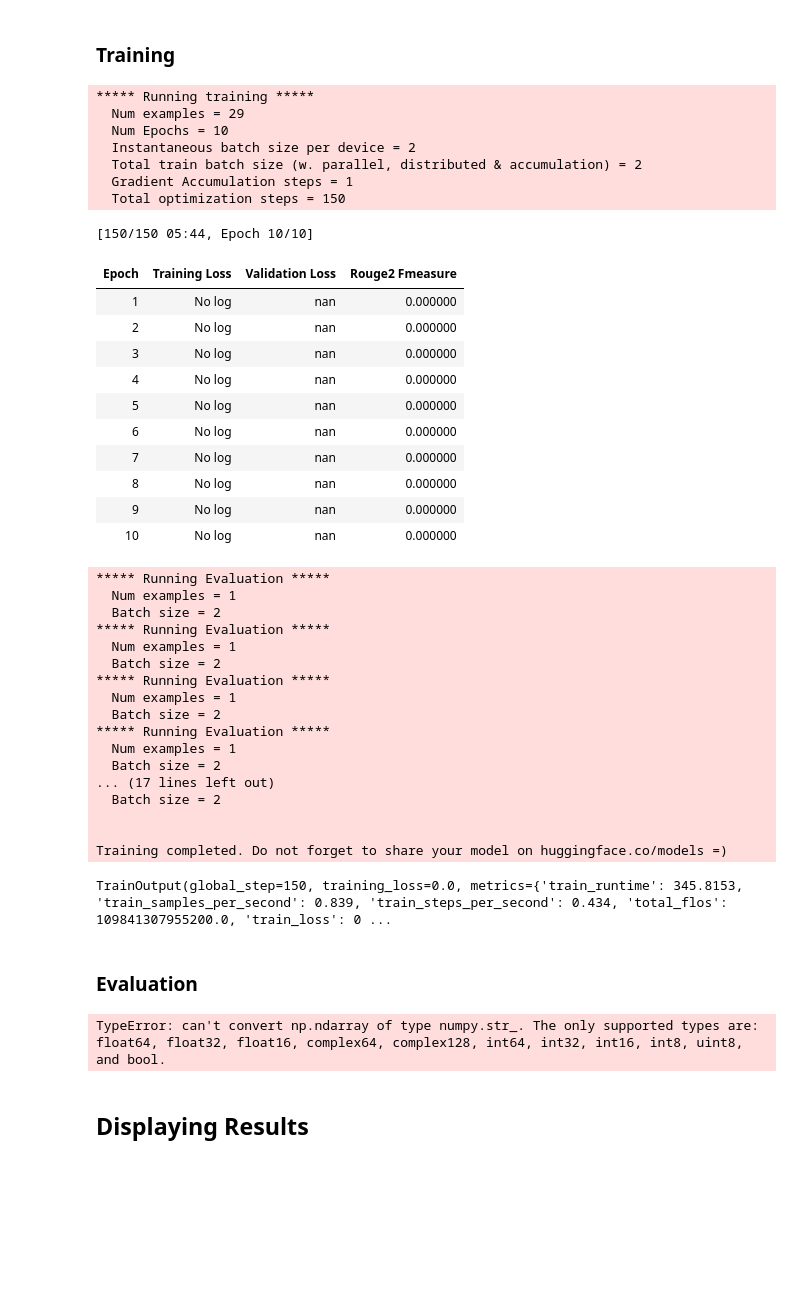
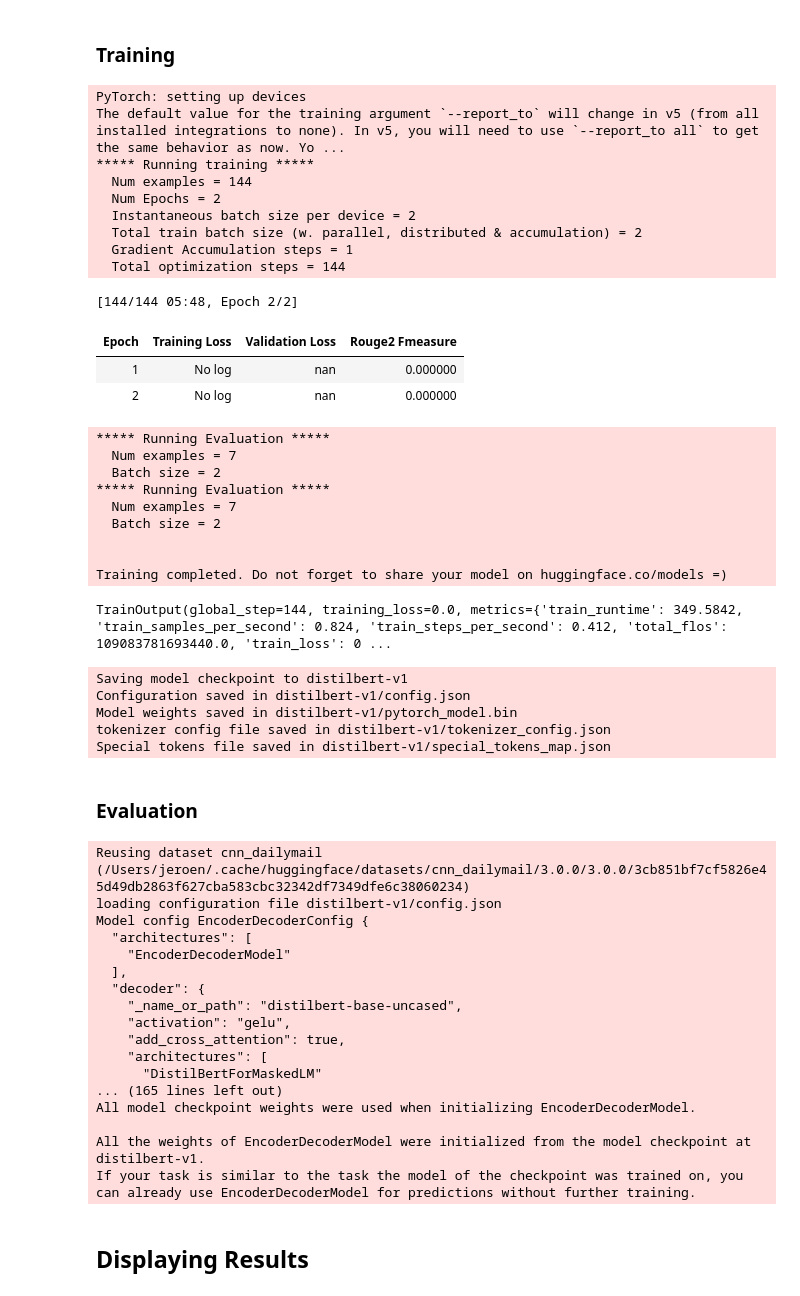
Before and after one commit to jwnelen/NLP-summarization, a Jupyter notebook: Full Pipeline.ipynb, the cells around one changed output. Drawn from its saved outputs; the diff is of its cells as text; code cells hidden in the pictures; blank space fills up the shorter version.

Commit message:
added saving the model

```diff
--- a/Full Pipeline.ipynb
+++ b/Full Pipeline.ipynb
@@ -66,7 +66,7 @@ def tokenize_data_to_model_input(batch):
     return batch
 
 # For now subsample is being used
-percentile = 0.0001
+percentile = 0.0005
 amount = round(len(train_data) * percentile)
 print(amount)
 train_data = train_data.select(range(amount))
@@ -170,65 +205,60 @@ from transformers import Seq2SeqTrainingArguments, Seq2SeqTrainer
 batch_size = 2
 training_args = Seq2SeqTrainingArguments(
     output_dir="./",
     evaluation_strategy = "epoch",
     learning_rate=2e-4,
     per_device_train_batch_size=batch_size,
     per_device_eval_batch_size=batch_size,
     weight_decay=0.01,
     save_total_limit=3,
-    num_train_epochs=10,
+    num_train_epochs=2,
     predict_with_generate=True,
 )
 
 trainer = Seq2SeqTrainer(
     model=bert2bert,
     tokenizer=tokenizer,
     args=training_args,
     compute_metrics=compute_evaluation_metric,
     train_dataset=train_data,
     eval_dataset=validation_data,
 )
 
-# create_trainer()
+
 trainer.train()
 # %% [output]
+PyTorch: setting up devices
+The default value for the training argument `--report_to` will change in v5 (from all installed integrations to none). In v5, you will need to use `--report_to all` to get the same behavior as now. Yo ...
 ***** Running training *****
-  Num examples = 29
-  Num Epochs = 10
+  Num examples = 144
+  Num Epochs = 2
   Instantaneous batch size per device = 2
   Total train batch size (w. parallel, distributed & accumulation) = 2
   Gradient Accumulation steps = 1
-  Total optimization steps = 150
+  Total optimization steps = 144
-[150/150 05:44, Epoch 10/10]
+[144/144 05:48, Epoch 2/2]
 | Epoch | Training Loss | Validation Loss | Rouge2 Fmeasure |
 | 1 | No log | nan | 0.000000 |
 | 2 | No log | nan | 0.000000 |
-| 3 | No log | nan | 0.000000 |
-| 4 | No log | nan | 0.000000 |
-| 5 | No log | nan | 0.000000 |
-| 6 | No log | nan | 0.000000 |
-| 7 | No log | nan | 0.000000 |
-| 8 | No log | nan | 0.000000 |
-| 9 | No log | nan | 0.000000 |
-| 10 | No log | nan | 0.000000 |
 ***** Running Evaluation *****
-  Num examples = 1
+  Num examples = 7
   Batch size = 2
 ***** Running Evaluation *****
-  Num examples = 1
-  Batch size = 2
-***** Running Evaluation *****
-  Num examples = 1
-  Batch size = 2
-***** Running Evaluation *****
-  Num examples = 1
-  Batch size = 2
-... (17 lines left out)
+  Num examples = 7
   Batch size = 2
 
 
 Training completed. Do not forget to share your model on huggingface.co/models =)
-TrainOutput(global_step=150, training_loss=0.0, metrics={'train_runtime': 345.8153, 'train_samples_per_second': 0.839, 'train_steps_per_second': 0.434, 'total_flos': 109841307955200.0, 'train_loss': 0 ...
+TrainOutput(global_step=144, training_loss=0.0, metrics={'train_runtime': 349.5842, 'train_samples_per_second': 0.824, 'train_steps_per_second': 0.412, 'total_flos': 109083781693440.0, 'train_loss': 0 ...
+# %%
+dir_name = 'distilbert-v1'
+trainer.save_model(dir_name)
+# %% [output]
+Saving model checkpoint to distilbert-v1
+Configuration saved in distilbert-v1/config.json
+Model weights saved in distilbert-v1/pytorch_model.bin
+tokenizer config file saved in distilbert-v1/tokenizer_config.json
+Special tokens file saved in distilbert-v1/special_tokens_map.json
 # %% [markdown]
 ### Evaluation
 # %%
@@ -249,11 +279,29 @@ def generate_summary(batch):
 
     return batch
 # %%
-model = transformers.EncoderDecoderModel.from_pretrained("./checkpoint-1500")
+test_data = datasets.load_dataset("cnn_dailymail", "3.0.0", split="test")
+test_data = test_data.select(range(32))
+model = transformers.EncoderDecoderModel.from_pretrained(dir_name)
 
 results = test_data.map(generate_summary, batched=True, batch_size=batch_size)
 # %% [output]
-TypeError: can't convert np.ndarray of type numpy.str_. The only supported types are: float64, float32, float16, complex64, complex128, int64, int32, int16, int8, uint8, and bool.
+Reusing dataset cnn_dailymail (/Users/jeroen/.cache/huggingface/datasets/cnn_dailymail/3.0.0/3.0.0/3cb851bf7cf5826e45d49db2863f627cba583cbc32342df7349dfe6c38060234)
+loading configuration file distilbert-v1/config.json
+Model config EncoderDecoderConfig {
+  "architectures": [
+    "EncoderDecoderModel"
+  ],
+  "decoder": {
+    "_name_or_path": "distilbert-base-uncased",
+    "activation": "gelu",
+    "add_cross_attention": true,
+    "architectures": [
+      "DistilBertForMaskedLM"
+... (165 lines left out)
+All model checkpoint weights were used when initializing EncoderDecoderModel.
+
+All the weights of EncoderDecoderModel were initialized from the model checkpoint at distilbert-v1.
+If your task is similar to the task the model of the checkpoint was trained on, you can already use EncoderDecoderModel for predictions without further training.
 # %% [markdown]
 ## Displaying Results
 # %% [markdown]
```
Also changed, not shown: parts of 4 cells of this notebook.
